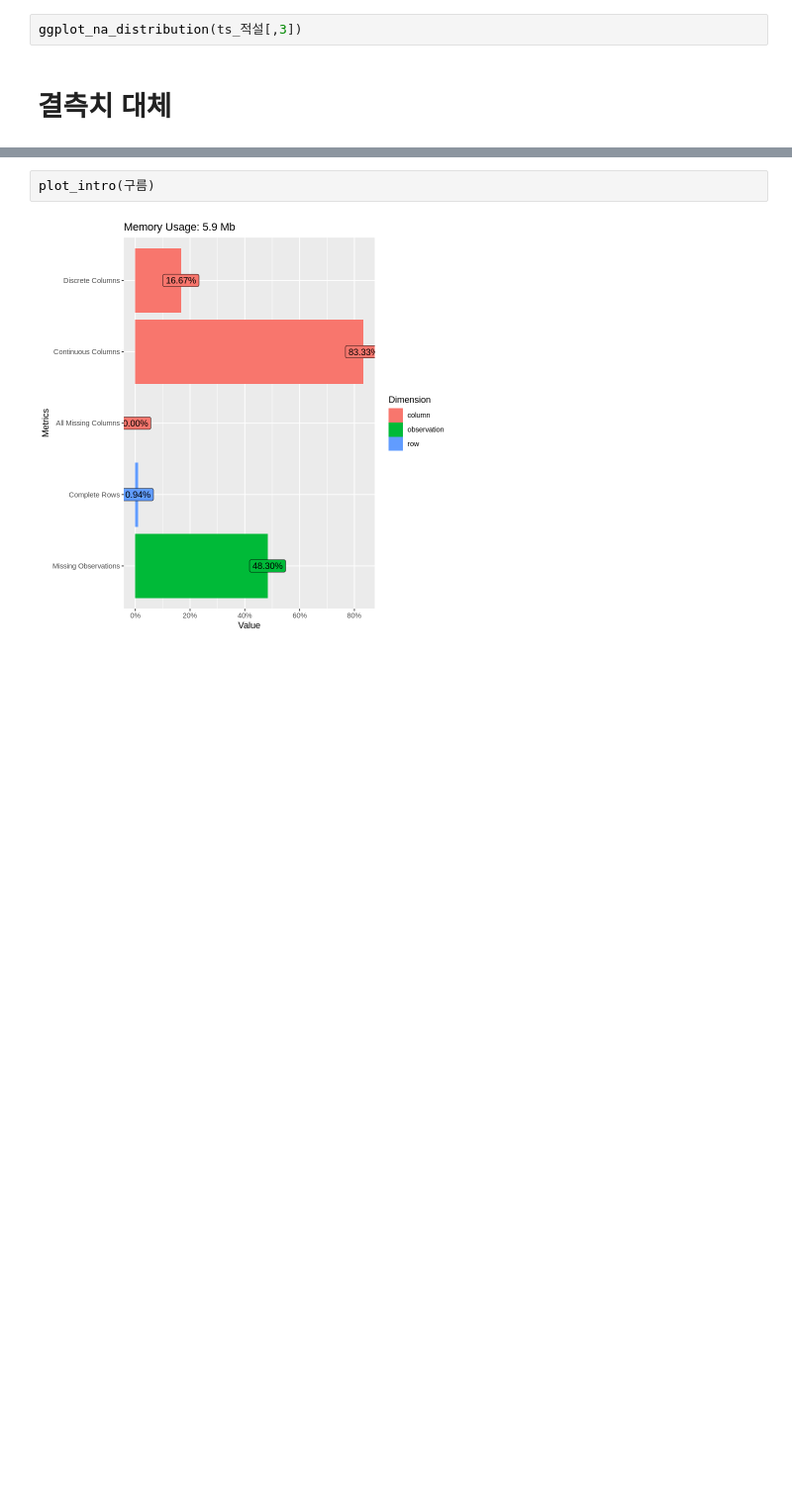
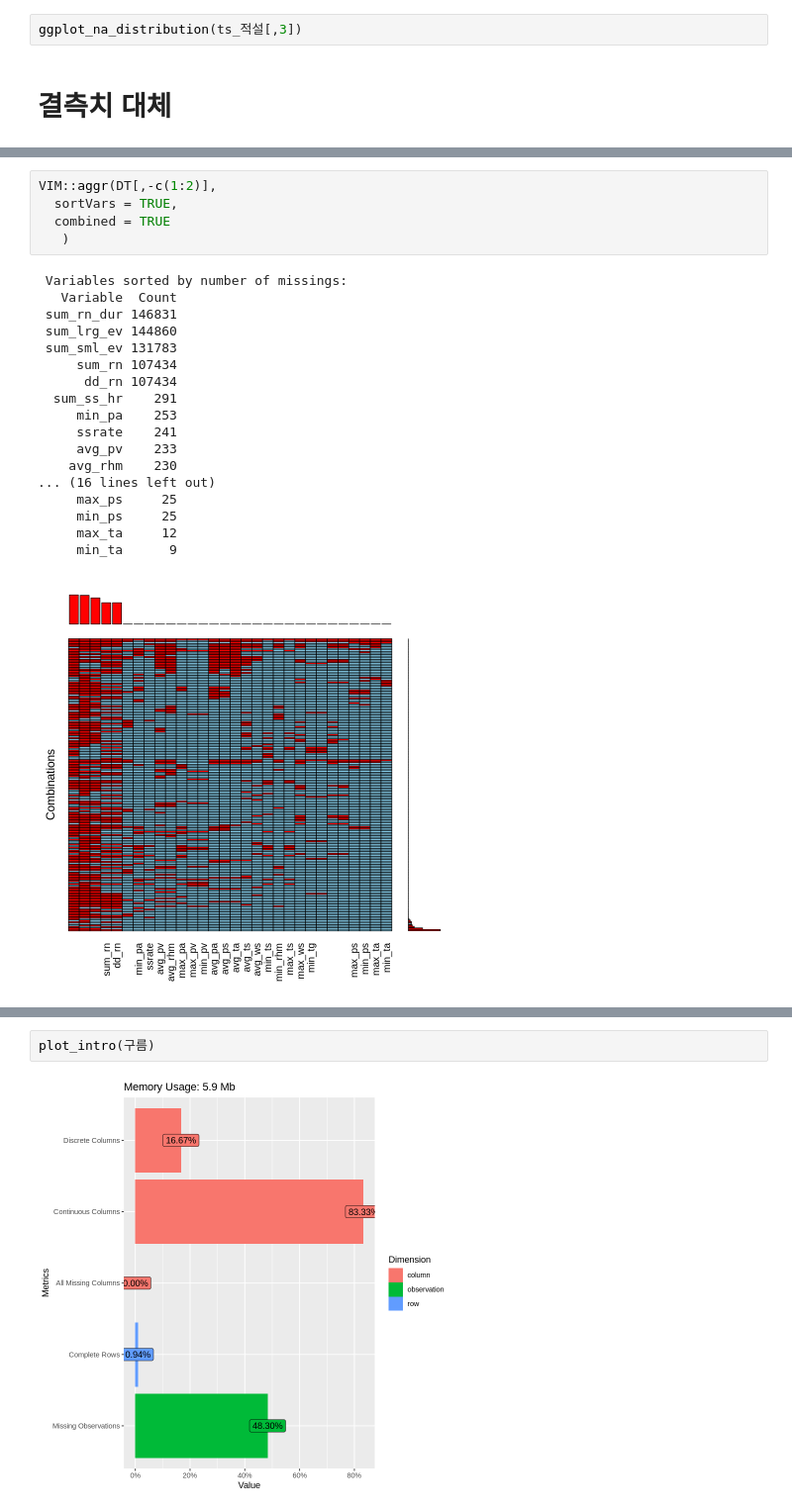
Before and after one commit to min02yam/Prediction-of-Cardiovascular-Disease-Incidence-using-machine-learning, a Jupyter notebook: ASOS데이터.ipynb, the cells around one changed output, grey strips where cells are left out. Shown at 99% size. Saved outputs shown, nothing was run; the diff lists cells and outputs as text; blank space fills up the shorter version.

```diff
--- a/ASOS데이터.ipynb
+++ b/ASOS데이터.ipynb
@@ -352,0 +781,24 @@ ggplot_na_distribution(ts_적설[,3])
+# %%
+VIM::aggr(DT[,-c(1:2)],
+  sortVars = TRUE,
+  combined = TRUE
+   )
+# %% [output]
+ Variables sorted by number of missings:
+   Variable  Count
+ sum_rn_dur 146831
+ sum_lrg_ev 144860
+ sum_sml_ev 131783
+     sum_rn 107434
+      dd_rn 107434
+  sum_ss_hr    291
+     min_pa    253
+     ssrate    241
+     avg_pv    233
+    avg_rhm    230
+... (16 lines left out)
+     max_ps     25
+     min_ps     25
+     max_ta     12
+     min_ta      9
+[figure, added]
```
Also changed, not shown: parts of 42 cells of this notebook.
